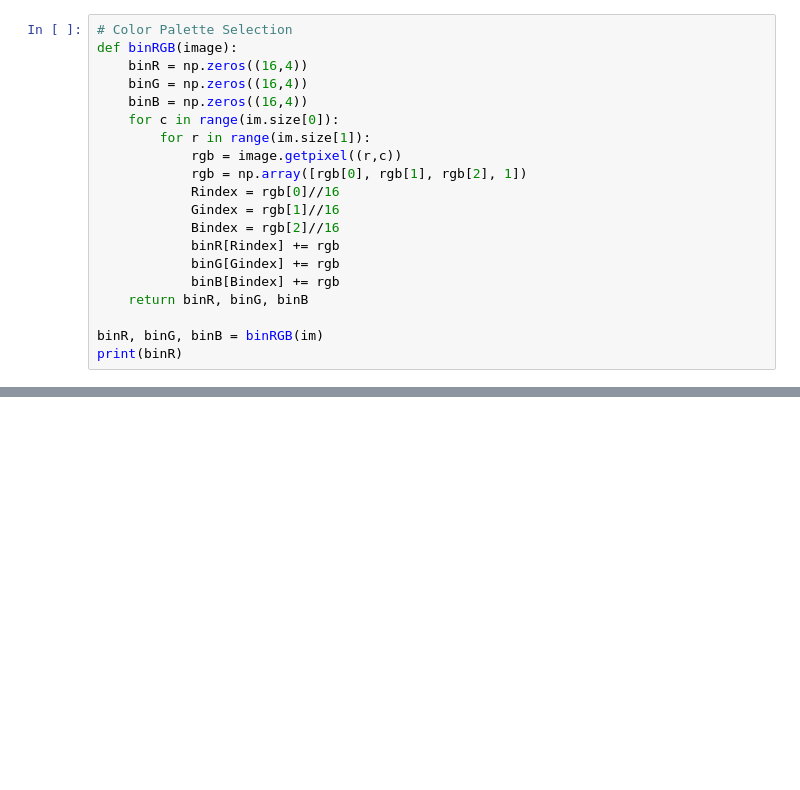
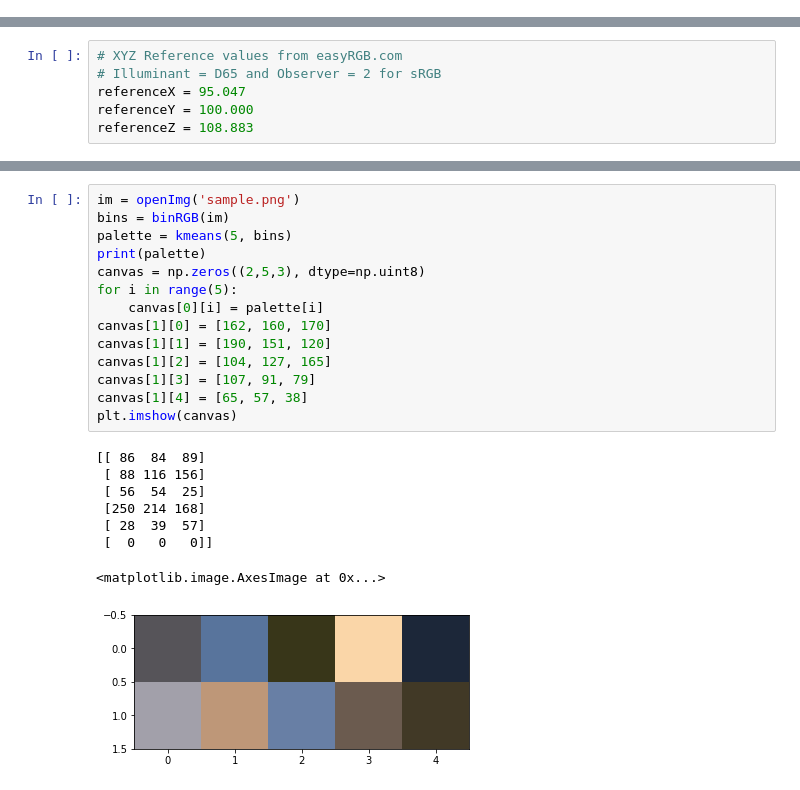
Before and after one commit to dng1999/PaletteBasedRecolor, a Jupyter notebook: Palette-based Photo Recoloring.ipynb, the cells around one changed output, grey strips where cells are left out. Cells and saved outputs as stored; diff of their text form; blank space fills up the shorter version.

```diff
--- a/Palette-based Photo Recoloring.ipynb
+++ b/Palette-based Photo Recoloring.ipynb
@@ -47,20 +5,0 @@ PNG (300, 300) RGBA
-# %%
-# Color Palette Selection
-def binRGB(image):
-    binR = np.zeros((16,4))
-    binG = np.zeros((16,4))
-    binB = np.zeros((16,4))
-    for c in range(im.size[0]):
-        for r in range(im.size[1]):
-            rgb = image.getpixel((r,c))
-            rgb = np.array([rgb[0], rgb[1], rgb[2], 1])
-            Rindex = rgb[0]//16
-            Gindex = rgb[1]//16
-            Bindex = rgb[2]//16
-            binR[Rindex] += rgb
-            binG[Gindex] += rgb
-            binB[Bindex] += rgb
-    return binR, binG, binB
-
-binR, binG, binB = binRGB(im)
-print(binR)
@@ -83,0 +6,6 @@ print(binR)
+# %%
+# XYZ Reference values from easyRGB.com
+# Illuminant = D65 and Observer = 2 for sRGB
+referenceX = 95.047
+referenceY = 100.000
+referenceZ = 108.883
@@ -83,0 +180,23 @@ print(binR)
+# %%
+im = openImg('sample.png')
+bins = binRGB(im)
+palette = kmeans(5, bins)
+print(palette)
+canvas = np.zeros((2,5,3), dtype=np.uint8)
+for i in range(5):
+    canvas[0][i] = palette[i]
+canvas[1][0] = [162, 160, 170]
+canvas[1][1] = [190, 151, 120]
+canvas[1][2] = [104, 127, 165]
+canvas[1][3] = [107, 91, 79]
+canvas[1][4] = [65, 57, 38]
+plt.imshow(canvas)
+# %% [output]
+[[ 86  84  89]
+ [ 88 116 156]
+ [ 56  54  25]
+ [250 214 168]
+ [ 28  39  57]
+ [  0   0   0]]
+<matplotlib.image.AxesImage at 0x...>
+[figure, added]
```
Also changed, not shown: parts of 9 cells of this notebook.
